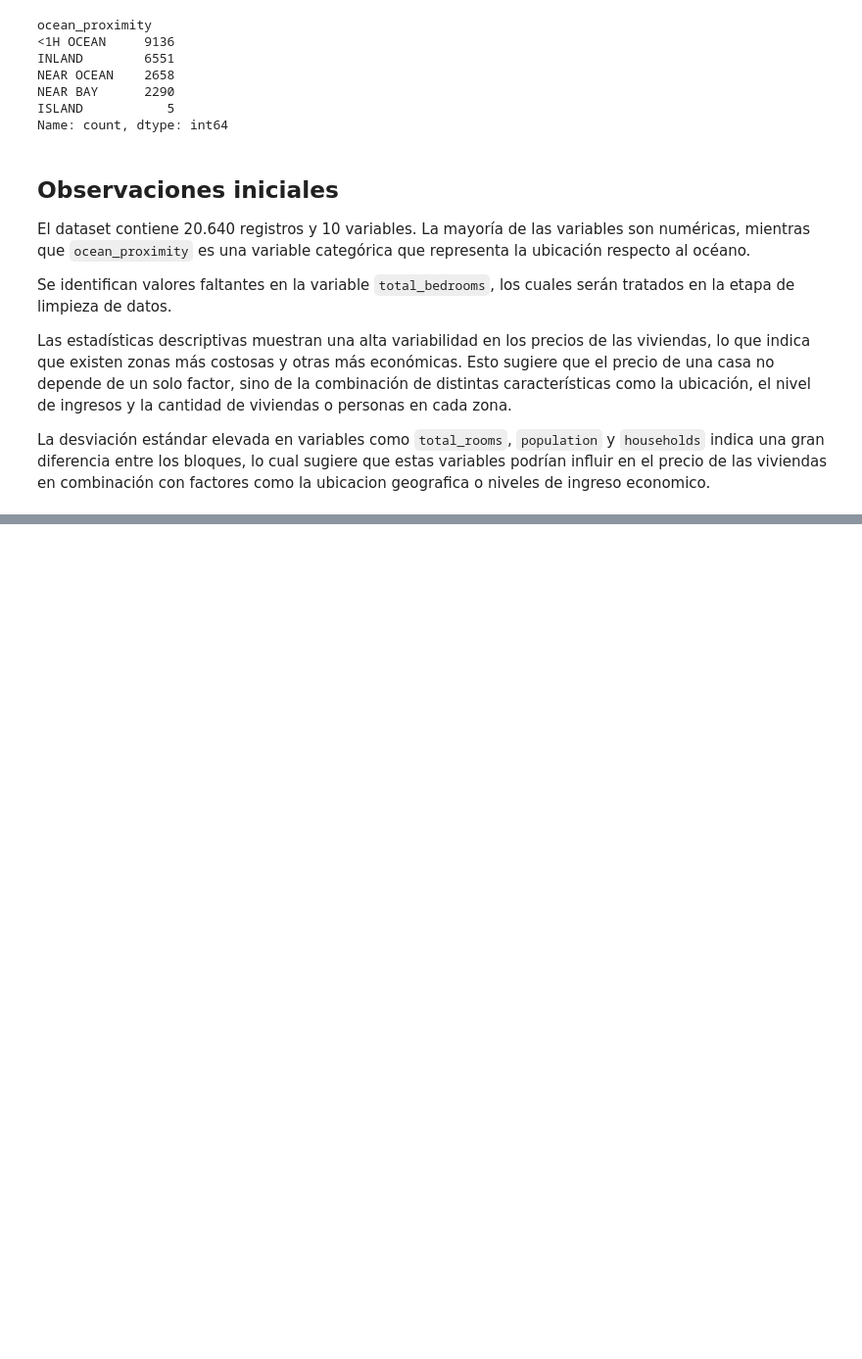
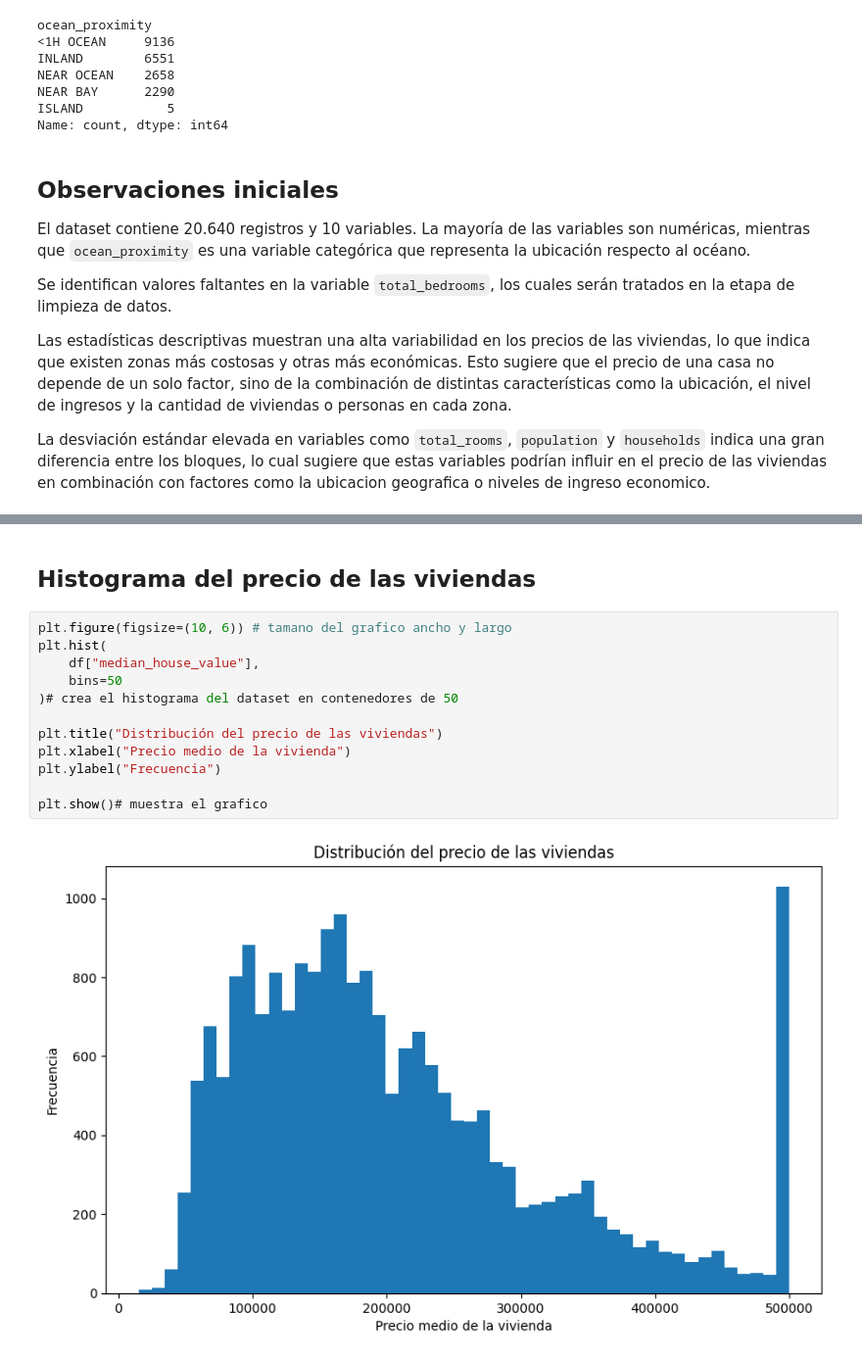
Before and after one commit to imjazmina/analisis_precios_casas_california_y_energia_electrica_espanola, a Jupyter notebook: notebooks/house_prices.ipynb, the cells around one changed output, grey strips where cells are left out. Shown at 98% size. Drawn from its saved outputs; the diff is of its cells as text; blank space fills up the shorter version.

Commit message:
Carga y exploracion del dataset, analisis exploratorio y creacion de nuevas variables

```diff
--- a/notebooks/house_prices.ipynb
+++ b/notebooks/house_prices.ipynb
@@ -142,0 +148,16 @@ La desviación estándar elevada en variables como `total_rooms`, `population` y
+# %% [markdown]
+## Histograma del precio de las viviendas
+# %%
+plt.figure(figsize=(10, 6)) # tamano del grafico ancho y largo
+plt.hist(
+    df["median_house_value"],
+    bins=50
+)# crea el histograma del dataset en contenedores de 50
+
+plt.title("Distribución del precio de las viviendas")
+plt.xlabel("Precio medio de la vivienda")
+plt.ylabel("Frecuencia")
+
+plt.show()# muestra el grafico
+# %% [output]
+[figure, added]
```
Also changed, not shown: parts of 31 cells of this notebook.
